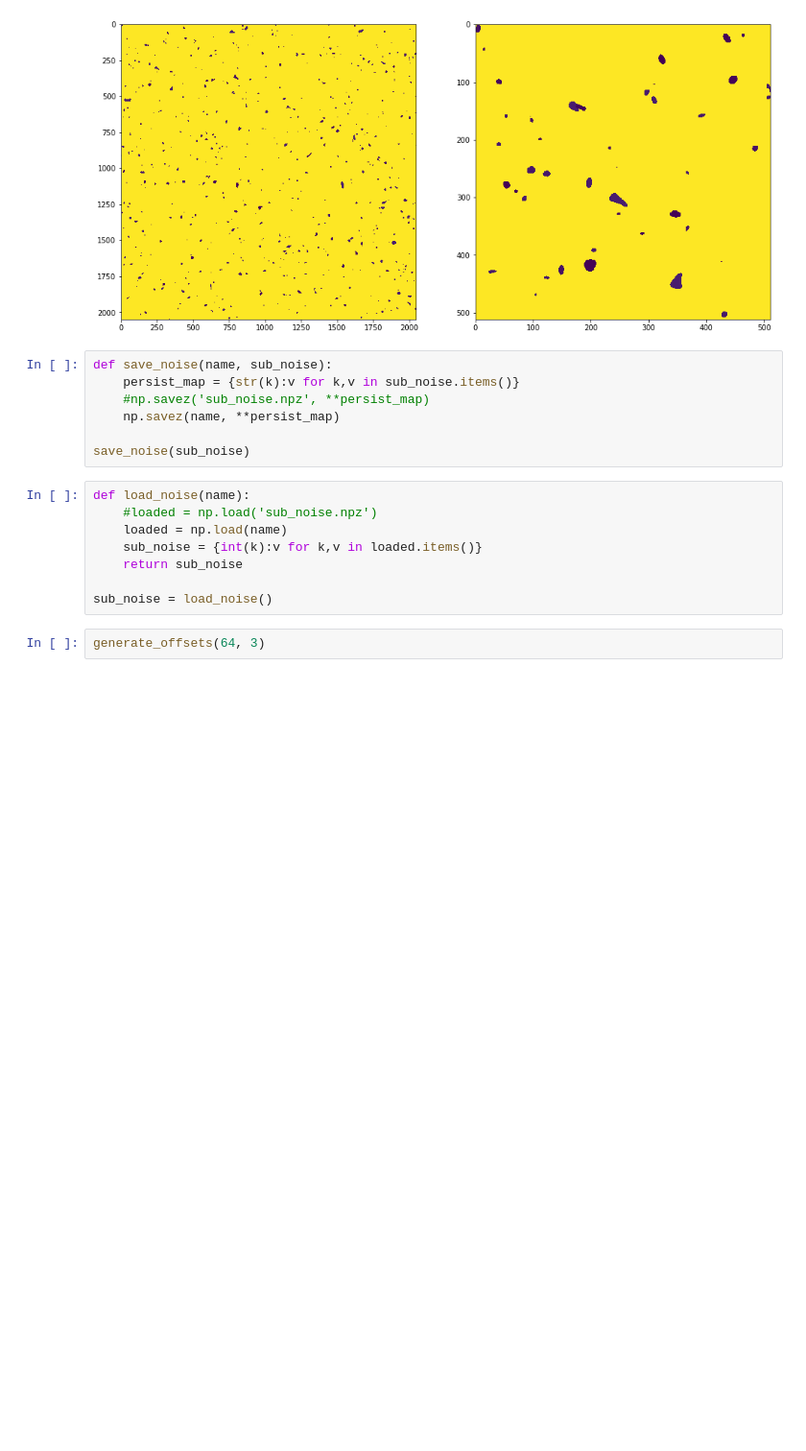
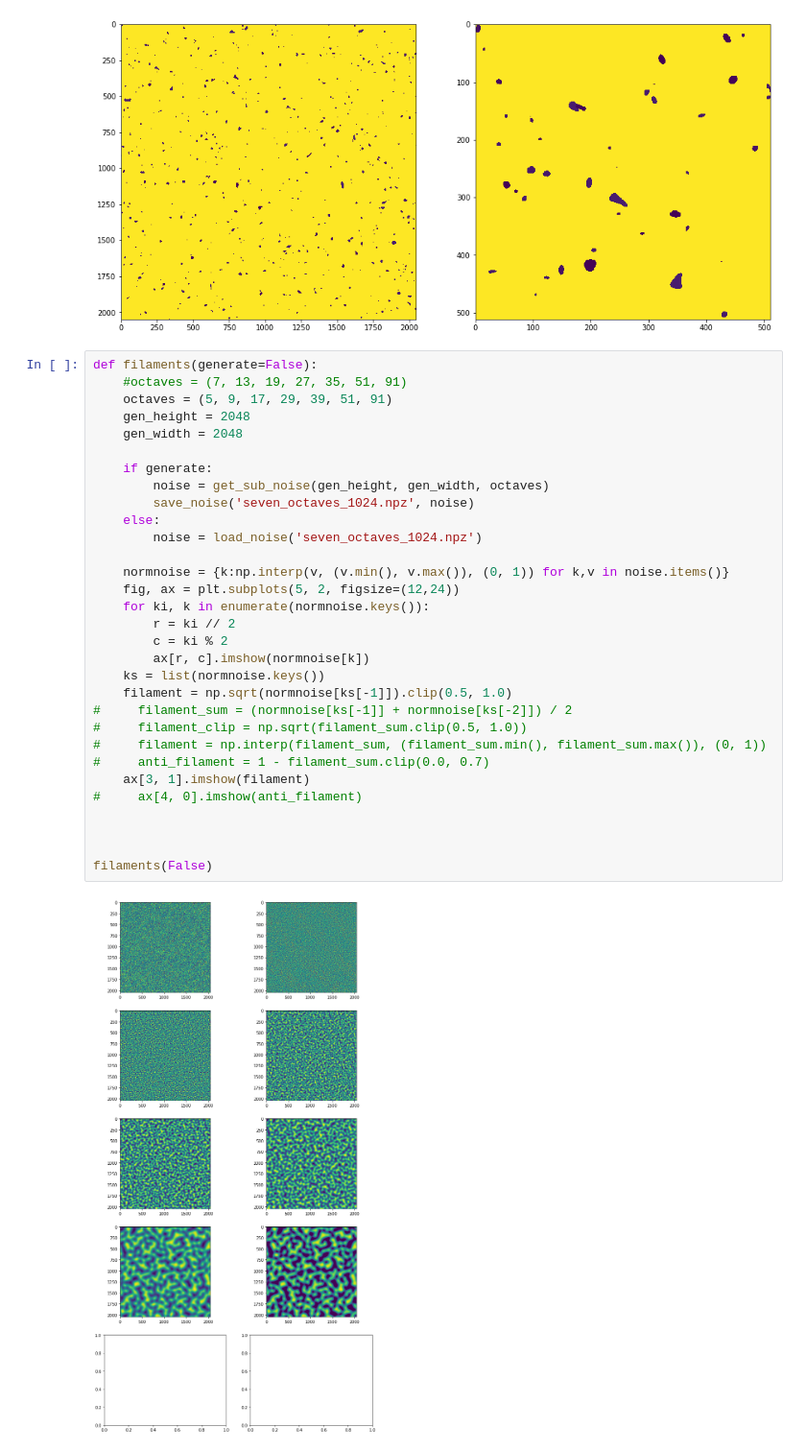
Before and after one commit to atbenmurray/space_engineers, a Jupyter notebook: world_files.ipynb, the cells around one changed output. Shown at 96% size. Cells and saved outputs as stored; diff of their text form; blank space fills up the shorter version.

Commit message:
Playing around with filament noise

```diff
--- a/world_files.ipynb
+++ b/world_files.ipynb
@@ -344,20 +344,36 @@ sub_octaves: (35, 51, 63)
     9907    9932 4131533]
 62771
 [figure]
-# %%
-def save_noise(name, sub_noise):
-    persist_map = {str(k):v for k,v in sub_noise.items()}
-    #np.savez('sub_noise.npz', **persist_map)
-    np.savez(name, **persist_map)
-
-save_noise(sub_noise)
-# %%
-def load_noise(name):
-    #loaded = np.load('sub_noise.npz')
-    loaded = np.load(name)
-    sub_noise = {int(k):v for k,v in loaded.items()}
-    return sub_noise
-
-sub_noise = load_noise()
-# %%
-generate_offsets(64, 3)
+# %%
+def filaments(generate=False):
+    #octaves = (7, 13, 19, 27, 35, 51, 91)
+    octaves = (5, 9, 17, 29, 39, 51, 91)
+    gen_height = 2048
+    gen_width = 2048
+
+    if generate:
+        noise = get_sub_noise(gen_height, gen_width, octaves)
+        save_noise('seven_octaves_1024.npz', noise)
+    else:
+        noise = load_noise('seven_octaves_1024.npz')
+
+    normnoise = {k:np.interp(v, (v.min(), v.max()), (0, 1)) for k,v in noise.items()}
+    fig, ax = plt.subplots(5, 2, figsize=(12,24))
+    for ki, k in enumerate(normnoise.keys()):
+        r = ki // 2
+        c = ki % 2
+        ax[r, c].imshow(normnoise[k])
+    ks = list(normnoise.keys())
+    filament = np.sqrt(normnoise[ks[-1]]).clip(0.5, 1.0)
+#     filament_sum = (normnoise[ks[-1]] + normnoise[ks[-2]]) / 2
+#     filament_clip = np.sqrt(filament_sum.clip(0.5, 1.0))
+#     filament = np.interp(filament_sum, (filament_sum.min(), filament_sum.max()), (0, 1))
+#     anti_filament = 1 - filament_sum.clip(0.0, 0.7)
+    ax[3, 1].imshow(filament)
+#     ax[4, 0].imshow(anti_filament)
+
+
+
+filaments(False)
+# %% [output]
+[figure, added]
```
